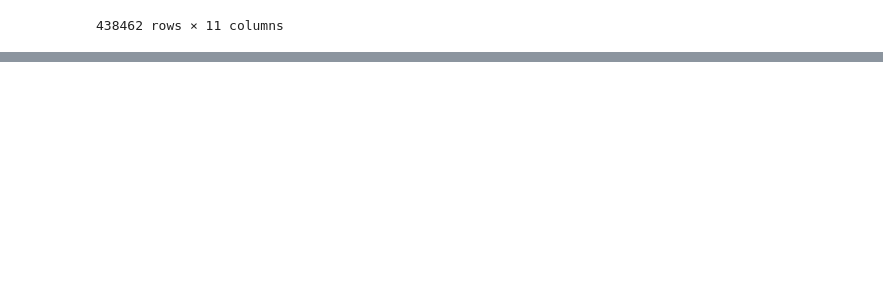
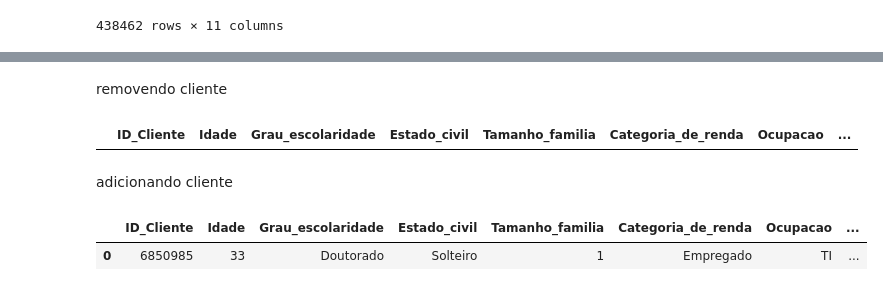
Before and after one commit to felipebocajr/Python-para-dados, a Jupyter notebook: pandas/diferentes formatos de arquivos/pandas.ipynb, the cells around one changed output, grey strips where cells are left out. Cells and saved outputs as stored; diff of their text form; code cells hidden in the pictures; blank space fills up the shorter version.

```diff
--- a/pandas/diferentes formatos de arquivos/pandas.ipynb
+++ b/pandas/diferentes formatos de arquivos/pandas.ipynb
@@ -651,0 +699,9 @@ pd.read_sql_table('clientes', engine)
+# %% [markdown]
+removendo cliente
+# %%
+#atribui a uma variável uma consulta em SQL
+query = 'SELECT * FROM CLIENTES WHERE ID_cliente = 6850985'
+#lê a consulta em sql
+pd.read_sql(query, engine)
+# %% [output]
+|  | ID_Cliente | Idade | Grau_escolaridade | Estado_civil | Tamanho_familia | Categoria_de_renda | Ocupacao | ... |
@@ -651,0 +714,2 @@ pd.read_sql_table('clientes', engine)
+# %% [markdown]
+adicionando cliente
@@ -651,0 +722,8 @@ pd.read_sql_table('clientes', engine)
+# %%
+#atribui a uma variável uma consulta em SQL
+query = 'SELECT * FROM CLIENTES WHERE ID_cliente = 6850985'
+#lê a consulta em sql
+pd.read_sql(query, engine)
+# %% [output]
+|  | ID_Cliente | Idade | Grau_escolaridade | Estado_civil | Tamanho_familia | Categoria_de_renda | Ocupacao | ... |
+| 0 | 6850985 | 33 | Doutorado | Solteiro | 1 | Empregado | TI | ... |
```
Also changed, not shown: parts of 10 cells of this notebook.
